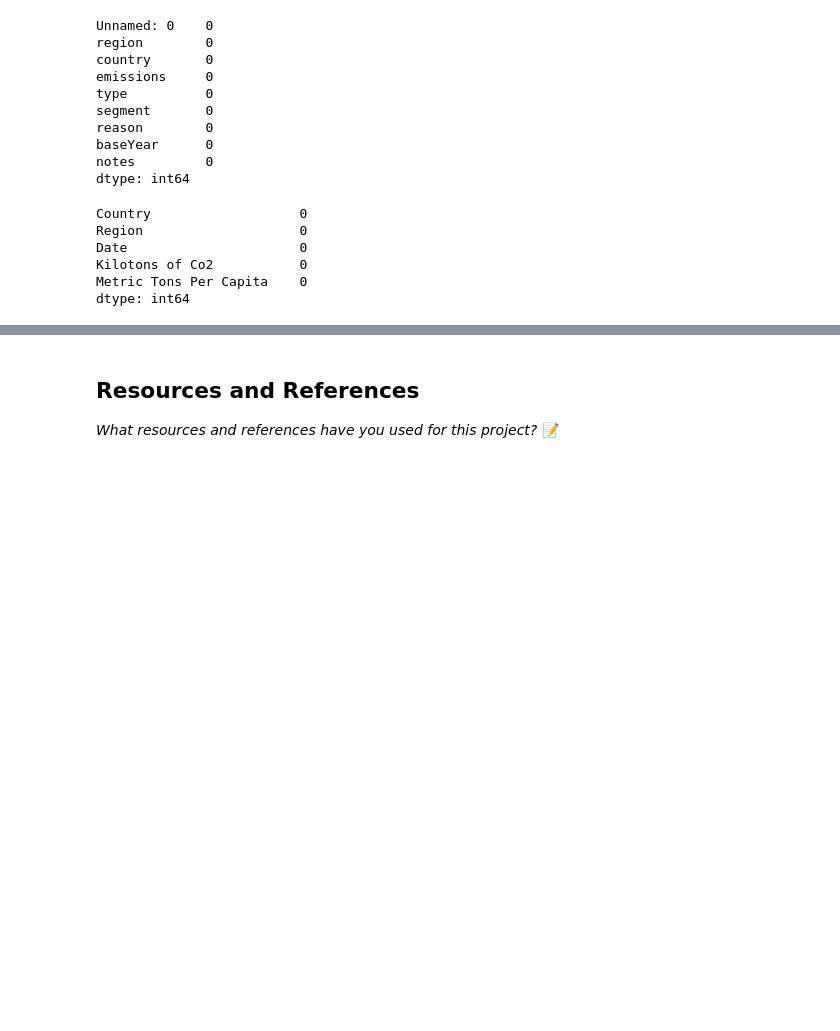
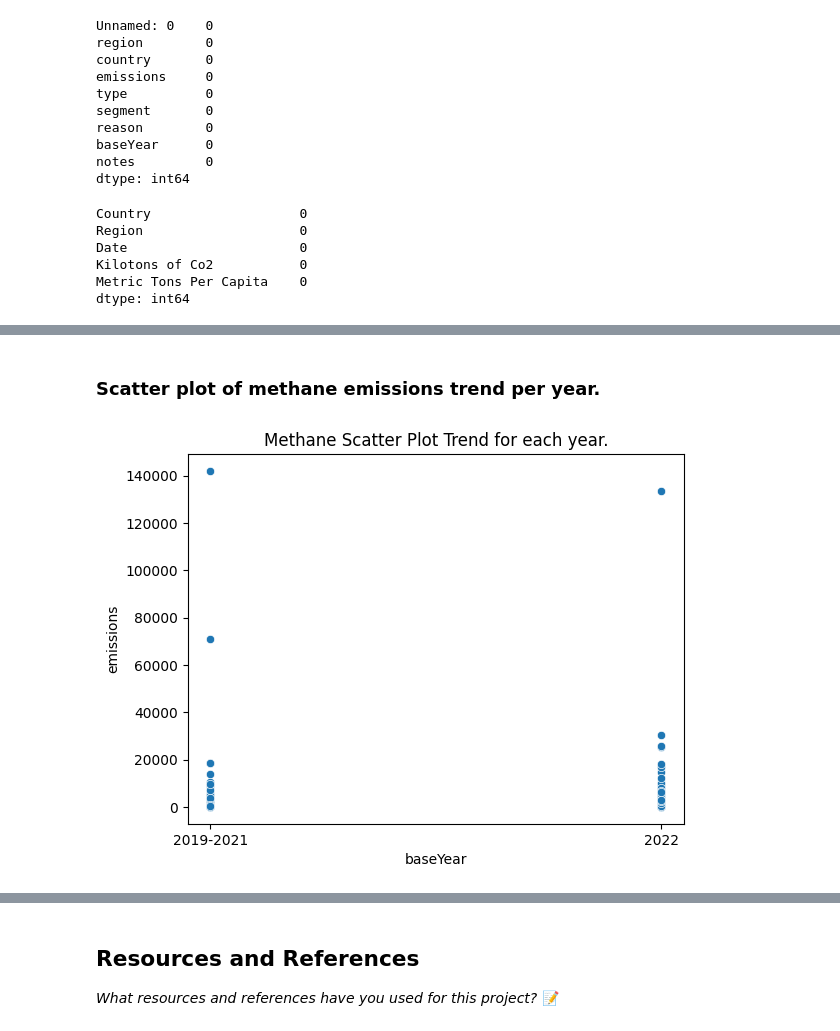
Before and after one commit to IT4063C-Spring26/final-project-proddasr, a Jupyter notebook: source.ipynb, the cells around one changed output, grey strips where cells are left out. Cells and saved outputs as stored; diff of their text form; code cells hidden in the pictures; blank space fills up the shorter version.

```diff
--- a/source.ipynb
+++ b/source.ipynb
@@ -81,0 +93,9 @@ dtype: int64
+# %% [markdown]
+### Scatter plot of methane emissions trend per year.
+# %%
+
+sns.scatterplot(x='baseYear', y='emissions', data=Methane_final_df)
+plt.title("Methane Scatter Plot Trend for each year.")
+plt.show()
+# %% [output]
+[figure, added]
```
Also changed, not shown: parts of 3 cells of this notebook.
